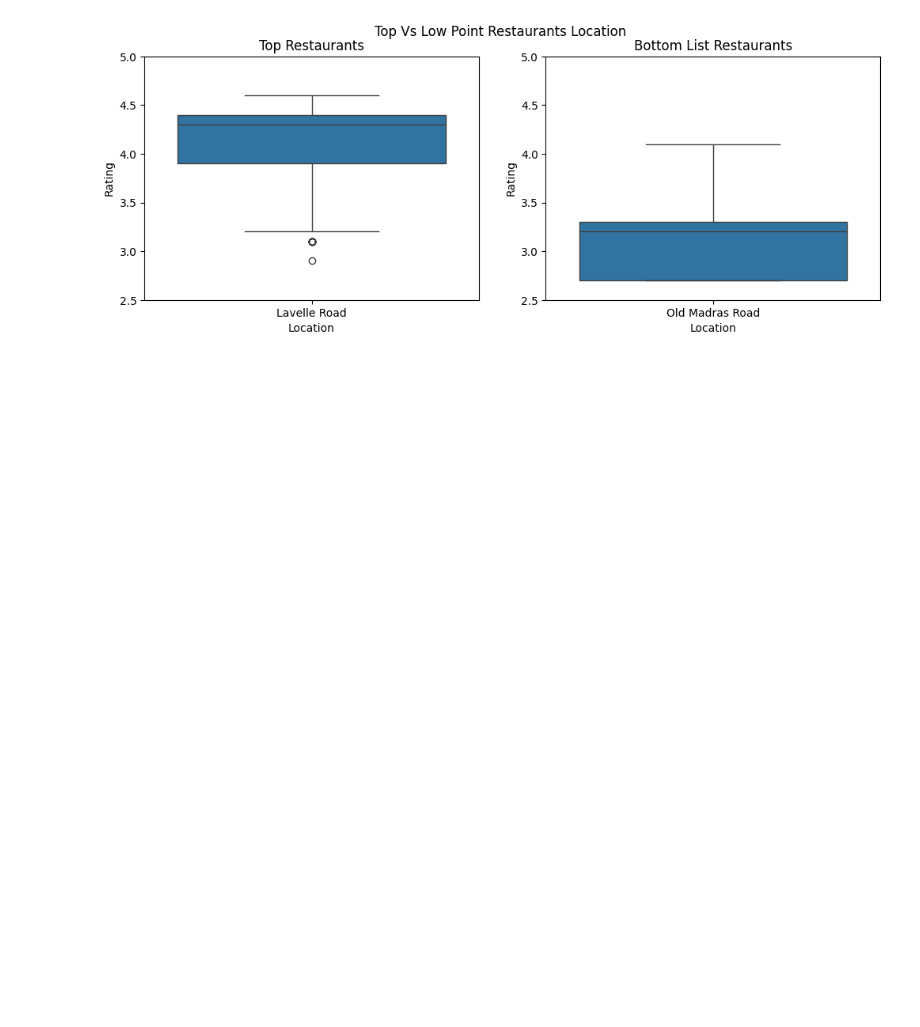
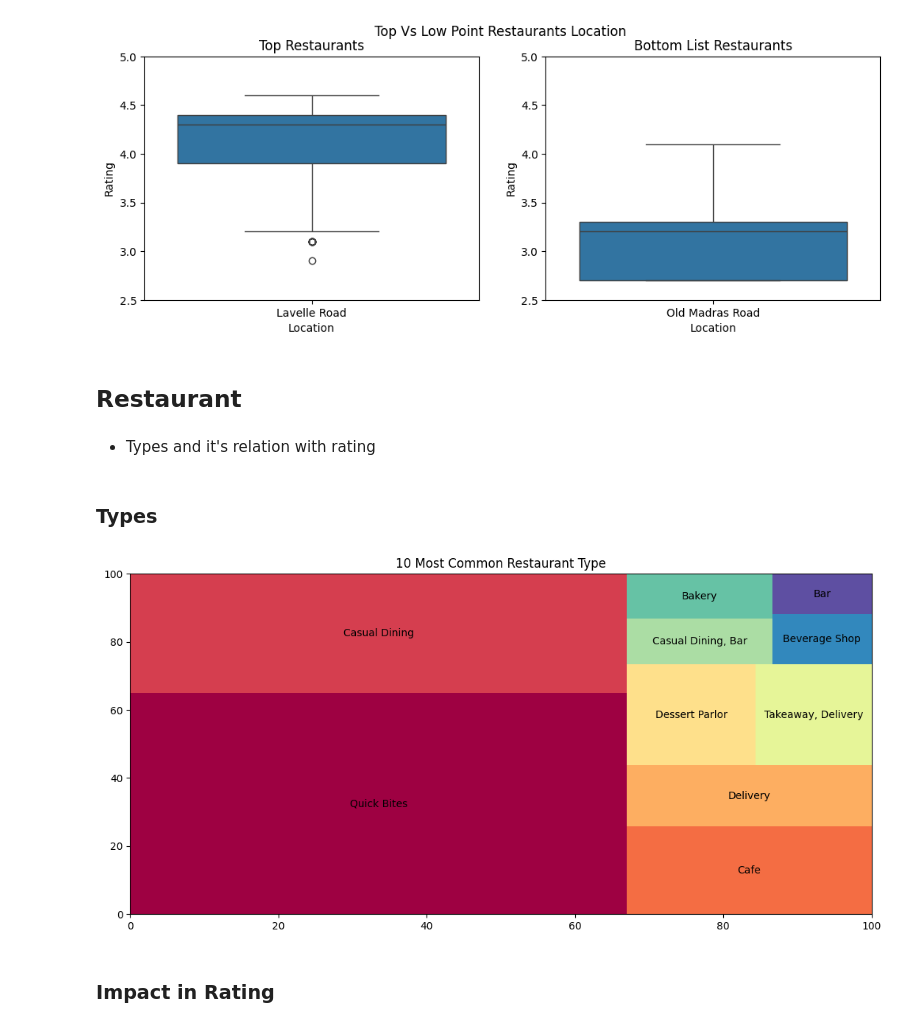
Before and after one commit to KToppo/Pandas, a Jupyter notebook: Zomato/Visualization.ipynb, the cells around one changed output. Saved outputs shown, nothing was run; the diff lists cells and outputs as text; code cells hidden in the pictures; blank space fills up the shorter version.

```diff
--- a/Zomato/Visualization.ipynb
+++ b/Zomato/Visualization.ipynb
@@ -210,3 +230,23 @@ plt.suptitle("Top Vs Low Point Restaurants Location")
 plt.show()
 # %% [output]
 [figure]
+# %% [markdown]
+## Restaurant
+# %% [markdown]
+* Types and it's relation with rating
+# %% [markdown]
+### Types
+# %%
+rest_typ_g = df[['rest_type','rating']].groupby('rest_type')
+rest_typ = pd.DataFrame(rest_typ_g['rest_type'].value_counts())
+rest_typ = rest_typ.sort_values('count', ascending=False)
+# %%
+plt.figure(figsize=(13,6))
+squarify.plot(sizes=rest_typ['count'][:10],label=rest_typ.index[:10],
+              color=['#9e0142','#d53e4f','#f46d43','#fdae61','#fee08b','#e6f598','#abdda4','#66c2a5','#3288bd','#5e4fa2'])
+plt.title('10 Most Common Restaurant Type')
+plt.show()
+# %% [output]
+[figure, added]
+# %% [markdown]
+### Impact in Rating
```
Also changed, not shown: parts of 16 cells of this notebook.
